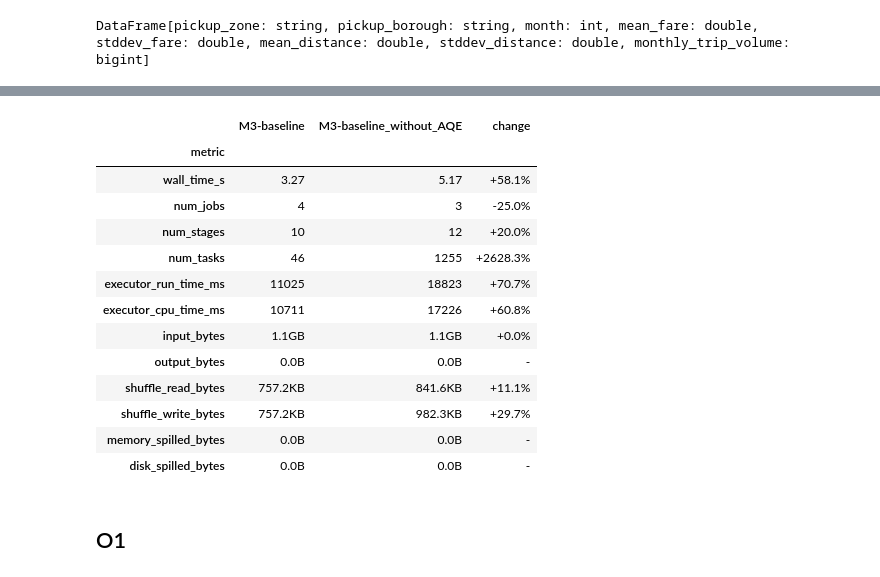
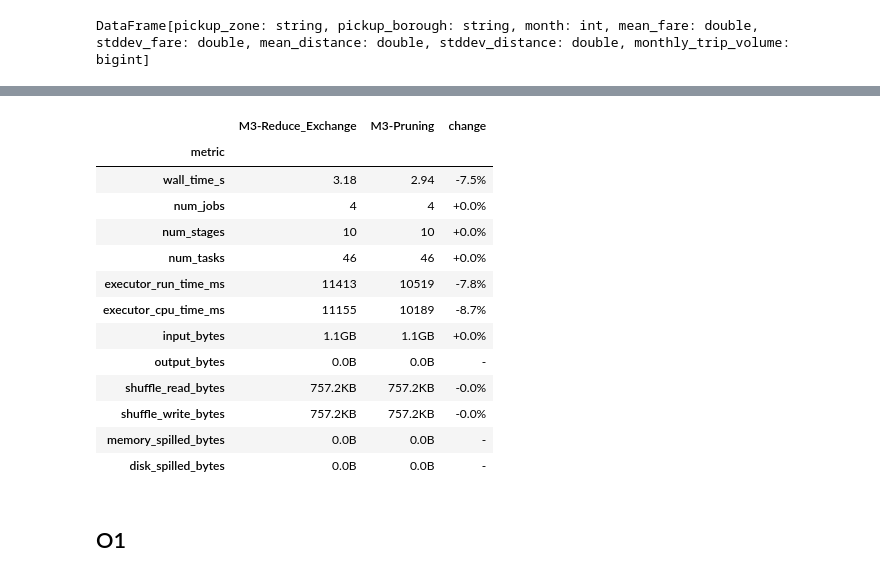
Before and after one commit to rafsilvafct/ComPar_proj1_77967, a Jupyter notebook: notebooks/project.ipynb, the cells around one changed output, grey strips where cells are left out. Drawn from its saved outputs; the diff is of its cells as text; code cells hidden in the pictures.

Commit message:
M3 - pruning

```diff
--- a/notebooks/project.ipynb
+++ b/notebooks/project.ipynb
@@ -529,20 +530,20 @@ f.explain(True)
                                                                               +- Filter (((LocationID#0 >= 1) AND (LocationID#0 <= 263)) AND isnotnull(LocationID#0))
                                                                                  +- FileScan csv [LocationID#0,Borough#1,Zone#2] Batched: false, DataFilters: [(LocationID#0 >= 1), (LocationID#0 <= 263 ...
 # %%
-profiler.compare("M3-baseline", "M3-baseline_without_AQE")
+profiler.compare("M3-Reduce_Exchange", "M3-Pruning")
 # %% [output]
-|  | M3-baseline | M3-baseline_without_AQE | change |
+|  | M3-Reduce_Exchange | M3-Pruning | change |
 | metric |  |  |  |
-| wall_time_s | 3.27 | 5.17 | +58.1% |
-| num_jobs | 4 | 3 | -25.0% |
-| num_stages | 10 | 12 | +20.0% |
-| num_tasks | 46 | 1255 | +2628.3% |
-| executor_run_time_ms | 11025 | 18823 | +70.7% |
-| executor_cpu_time_ms | 10711 | 17226 | +60.8% |
+| wall_time_s | 3.18 | 2.94 | -7.5% |
+| num_jobs | 4 | 4 | +0.0% |
+| num_stages | 10 | 10 | +0.0% |
+| num_tasks | 46 | 46 | +0.0% |
+| executor_run_time_ms | 11413 | 10519 | -7.8% |
+| executor_cpu_time_ms | 11155 | 10189 | -8.7% |
 | input_bytes | 1.1GB | 1.1GB | +0.0% |
 | output_bytes | 0.0B | 0.0B | - |
-| shuffle_read_bytes | 757.2KB | 841.6KB | +11.1% |
-| shuffle_write_bytes | 757.2KB | 982.3KB | +29.7% |
+| shuffle_read_bytes | 757.2KB | 757.2KB | -0.0% |
+| shuffle_write_bytes | 757.2KB | 757.2KB | -0.0% |
 | memory_spilled_bytes | 0.0B | 0.0B | - |
 | disk_spilled_bytes | 0.0B | 0.0B | - |
 # %% [markdown]
```
Also changed, not shown: parts of 1 cell of this notebook, 1 other file.
